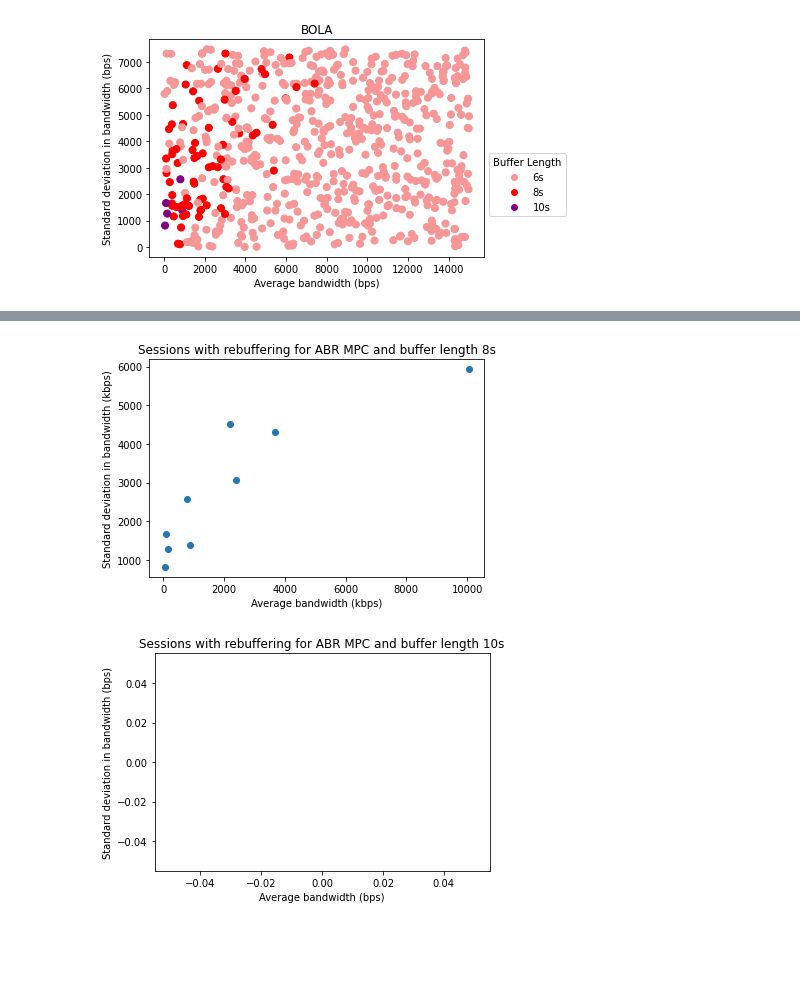
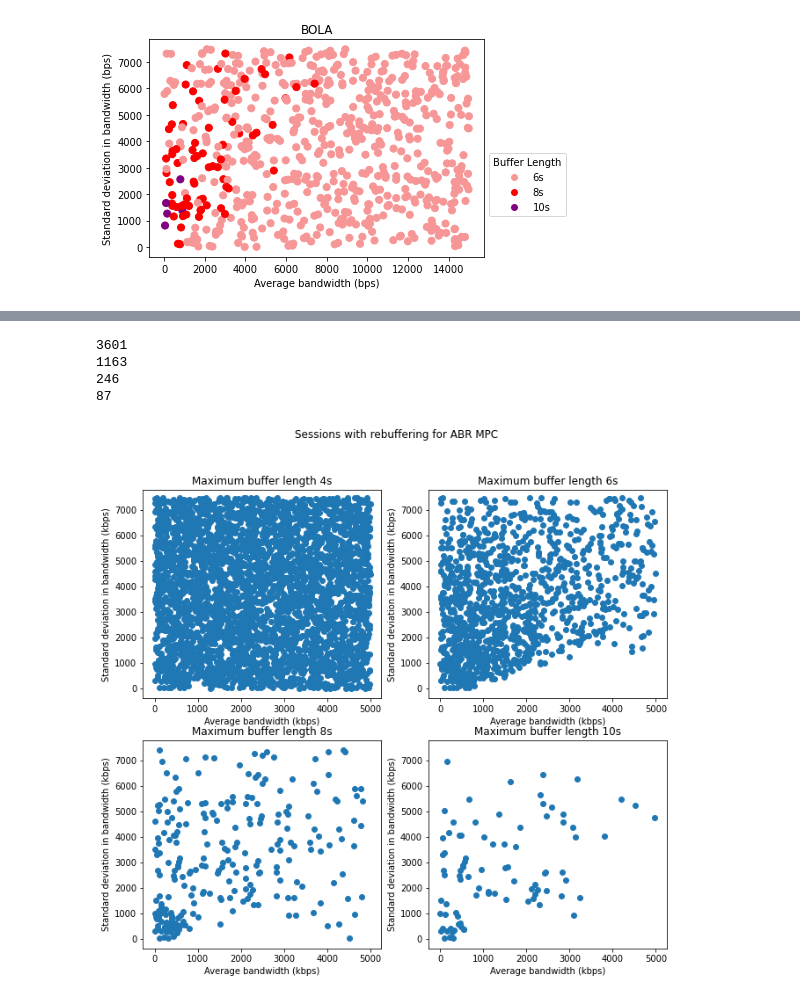
Before and after one commit to raffayatiq/topics_project_2, a Jupyter notebook: result_graphs.ipynb, the cells around one changed output, grey strips where cells are left out. Cells and saved outputs as stored; diff of their text form; code cells hidden in the pictures; blank space fills up the shorter version.

```diff
--- a/result_graphs.ipynb
+++ b/result_graphs.ipynb
@@ -46,8 +46,8 @@ make_plot("bola")
 # %% [output]
 [figure]
 # %%
-def make_plot(abr, buf_len):
-    f = open(abr + "_result.json")
+def make_plot(abr, buf_len, ax):
+    f = open("trace_set_complete.txt" + "_" + str(buf_len) + "_" + abr + "_result.json")
     data = json.load(f)
 
     std_y_axis =[]
@@ -57,12 +57,14 @@ def make_plot(abr, buf_len):
     for trace in data.keys():
         datum = data[trace]
 
-        if buf_len < datum["bufflen"]:
+        if datum["buftime"] != 0:
             std_y_axis.append(int(datum["std_bandwidth"]))
             avg_bandwidth_x_axis.append(int(datum["average_bandwidth"]))
-            bufflen_arr.append(int(datum["bufflen"]))
 
-    plt.xlabel("Average bandwidth (kbps)")
-    plt.ylabel("Standard deviation in bandwidth (kbps)")
-    plt.title("Sessions with rebuffering for ABR " + abr.upper() + " and buffer length " + str(buf_len) + "s")
-    plt.scatter(avg_bandwidth_x_axis, std_y_axis)
+    print(len(std_y_axis))
+    ax.set_xlim(-5500*0.05, 5250)
+    ax.set_ylim(-7800*0.05, 7800)
+    ax.set_xlabel("Average bandwidth (kbps)")
+    ax.set_ylabel("Standard deviation in bandwidth (kbps)")
+    ax.set_title("Maximum buffer length " + str(buf_len) + "s")
+    ax.scatter(avg_bandwidth_x_axis, std_y_axis)
@@ -81,8 +71,17 @@ make_plot("mpc", 6)
-# %%
-make_plot("mpc", 8)
-# %% [output]
-[figure, removed]
-# %%
-make_plot("mpc", 10)
-# %% [output]
-[figure, removed]
+# %%
+fig, ((ax1, ax2), (ax3, ax4)) = plt.subplots(2, 2)
+
+fig.set_figwidth(6.4*2/1.2)
+fig.set_figheight(4.8*2/1.0)
+fig.suptitle("Sessions with rebuffering for ABR MPC")
+
+make_plot("mpc", 4, ax1)
+make_plot("mpc", 6, ax2)
+make_plot("mpc", 8, ax3)
+make_plot("mpc", 10, ax4)
+# %% [output]
+3601
+1163
+246
+87
+[figure, added]
```
Also changed, not shown: parts of 6 cells of this notebook, 49 other files.
